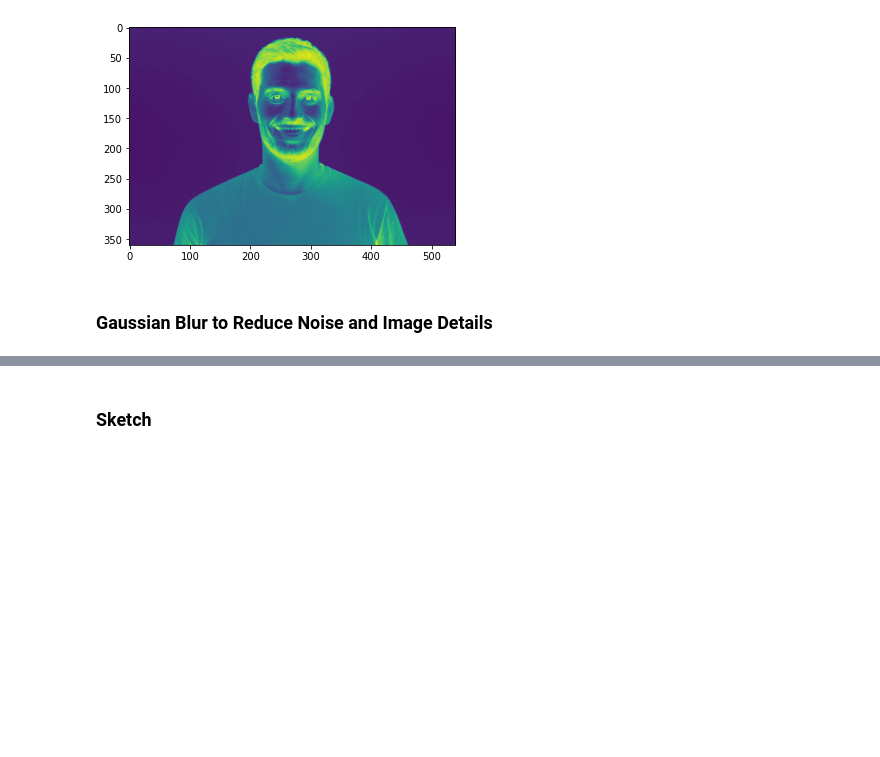
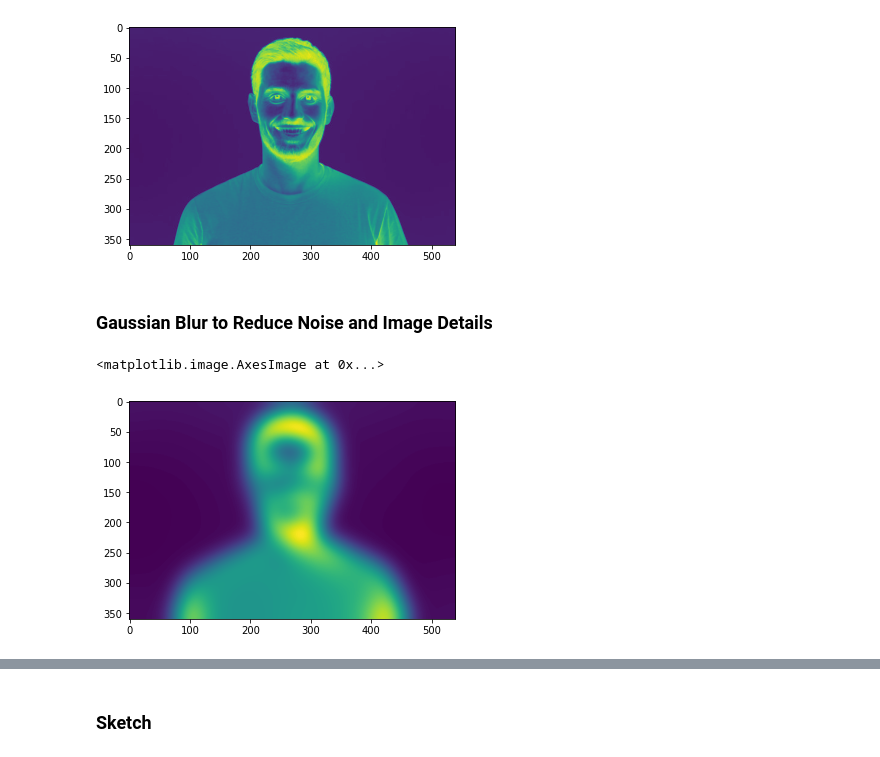
Before and after one commit to Parth442002/pysketch, a Jupyter notebook: Prototype.ipynb, the cells around one changed output, grey strips where cells are left out. Saved outputs shown, nothing was run; the diff lists cells and outputs as text; code cells hidden in the pictures; blank space fills up the shorter version.

```diff
--- a/Prototype.ipynb
+++ b/Prototype.ipynb
@@ -36,6 +41,11 @@ plt.imshow(invert_img)
 ### Gaussian Blur to Reduce Noise and Image Details
 # %%
 blur_img=cv2.GaussianBlur(invert_img, (111,111),0)
+# %%
+plt.imshow(blur_img)
+# %% [output]
+<matplotlib.image.AxesImage at 0x...>
+[figure, added]
 # %%
 invblur_img=cv2.bitwise_not(blur_img)
 #invblur_img=255-blur_img
```
Also changed, not shown: parts of 7 cells of this notebook, 2 other files.
